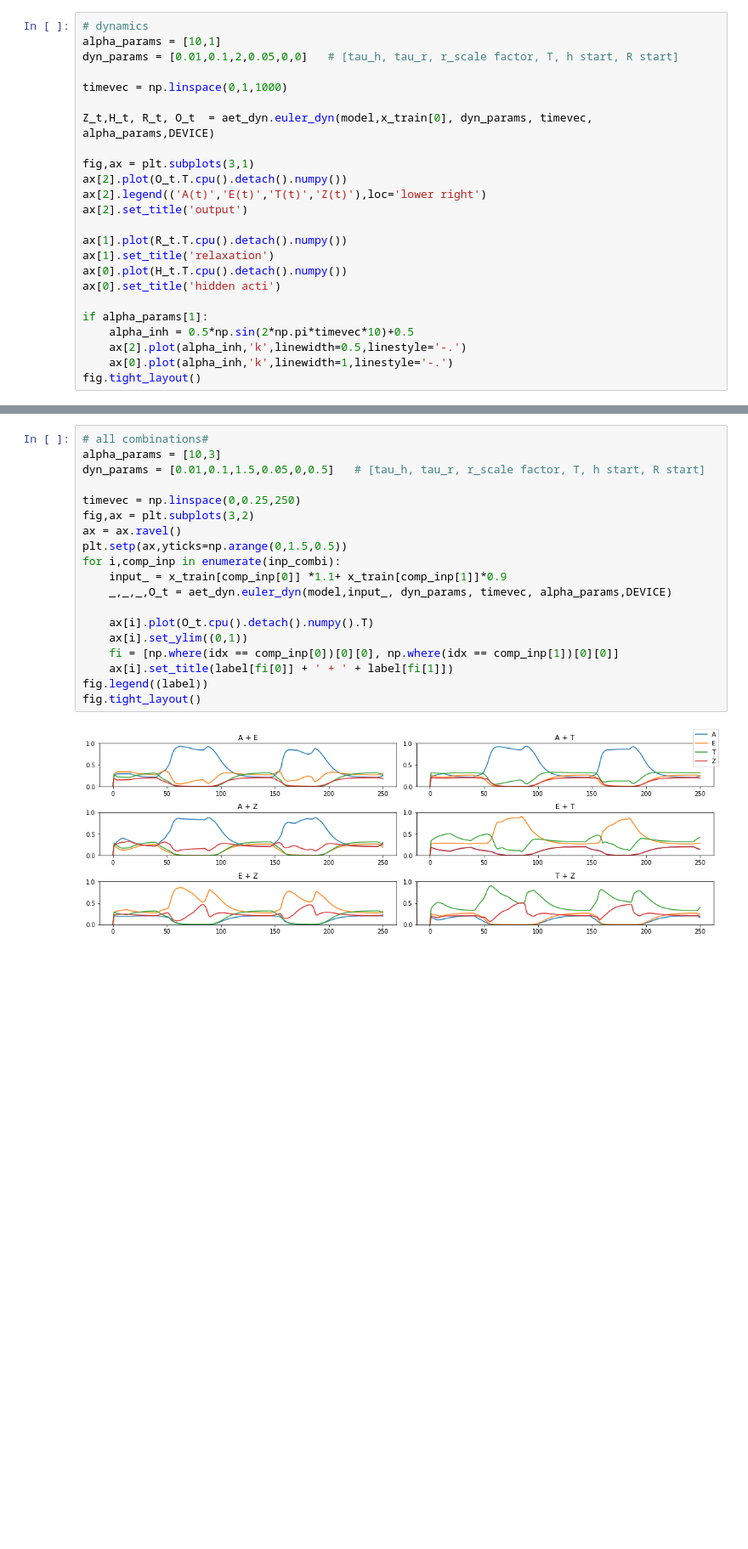
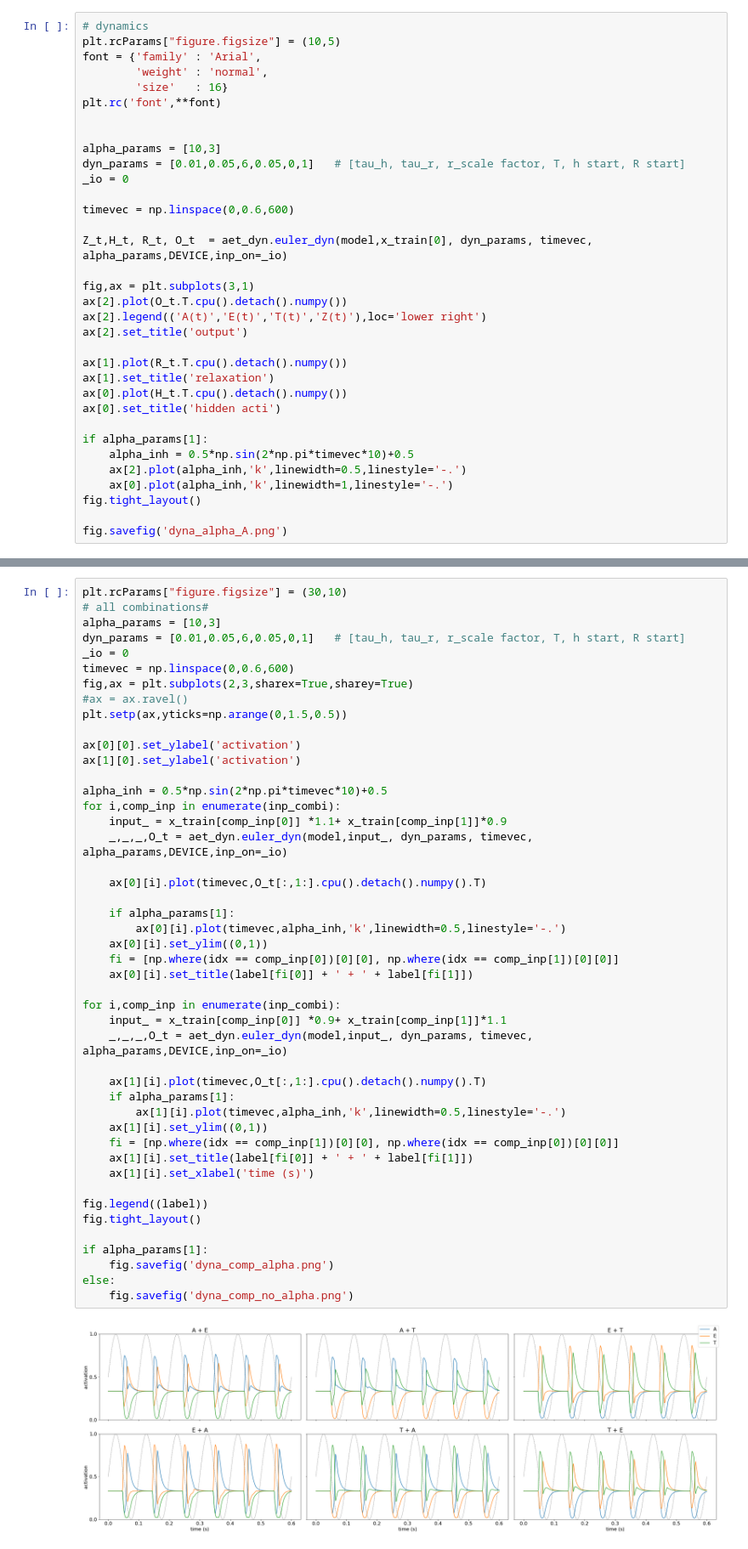
Before and after one commit to katduecker/dnn_osci, a Jupyter notebook: aet_pytorch/aet_train.ipynb, the cells around one changed output, grey strips where cells are left out. Shown at 85% size. Drawn from its saved outputs; the diff is of its cells as text; blank space fills up the shorter version.

```diff
--- a/aet_pytorch/aet_train.ipynb
+++ b/aet_pytorch/aet_train.ipynb
@@ -97,11 +107,19 @@ for i,data in enumerate(data_sub):
 # %%
 # dynamics
-alpha_params = [10,1]
-dyn_params = [0.01,0.1,2,0.05,0,0]   # [tau_h, tau_r, r_scale factor, T, h start, R start]
+plt.rcParams["figure.figsize"] = (10,5)
+font = {'family' : 'Arial',
+        'weight' : 'normal',
+        'size'   : 16}
+plt.rc('font',**font)
 
-timevec = np.linspace(0,1,1000)
 
-Z_t,H_t, R_t, O_t  = aet_dyn.euler_dyn(model,x_train[0], dyn_params, timevec, alpha_params,DEVICE)
+alpha_params = [10,3]
+dyn_params = [0.01,0.05,6,0.05,0,1]   # [tau_h, tau_r, r_scale factor, T, h start, R start]
+_io = 0
+
+timevec = np.linspace(0,0.6,600)
+
+Z_t,H_t, R_t, O_t  = aet_dyn.euler_dyn(model,x_train[0], dyn_params, timevec, alpha_params,DEVICE,inp_on=_io)
 
 fig,ax = plt.subplots(3,1)
 ax[2].plot(O_t.T.cpu().detach().numpy())
@@ -118,4 +136,6 @@ if alpha_params[1]:
     ax[2].plot(alpha_inh,'k',linewidth=0.5,linestyle='-.')
     ax[0].plot(alpha_inh,'k',linewidth=1,linestyle='-.')
 fig.tight_layout()
+
+fig.savefig('dyna_alpha_A.png')
 # %% [output]
@@ -151,21 +181,48 @@ fig.tight_layout()
 # %%
+plt.rcParams["figure.figsize"] = (30,10)
 # all combinations#
 alpha_params = [10,3]
-dyn_params = [0.01,0.1,1.5,0.05,0,0.5]   # [tau_h, tau_r, r_scale factor, T, h start, R start]
+dyn_params = [0.01,0.05,6,0.05,0,1]   # [tau_h, tau_r, r_scale factor, T, h start, R start]
+_io = 0
+timevec = np.linspace(0,0.6,600)
+fig,ax = plt.subplots(2,3,sharex=True,sharey=True)
+#ax = ax.ravel()
+plt.setp(ax,yticks=np.arange(0,1.5,0.5))
 
-timevec = np.linspace(0,0.25,250)
-fig,ax = plt.subplots(3,2)
-ax = ax.ravel()
-plt.setp(ax,yticks=np.arange(0,1.5,0.5))
+ax[0][0].set_ylabel('activation')
+ax[1][0].set_ylabel('activation')
+
+alpha_inh = 0.5*np.sin(2*np.pi*timevec*10)+0.5
 for i,comp_inp in enumerate(inp_combi):
     input_ = x_train[comp_inp[0]] *1.1+ x_train[comp_inp[1]]*0.9
-    _,_,_,O_t = aet_dyn.euler_dyn(model,input_, dyn_params, timevec, alpha_params,DEVICE)
+    _,_,_,O_t = aet_dyn.euler_dyn(model,input_, dyn_params, timevec, alpha_params,DEVICE,inp_on=_io)
 
-    ax[i].plot(O_t.cpu().detach().numpy().T)
-    ax[i].set_ylim((0,1))
+    ax[0][i].plot(timevec,O_t[:,1:].cpu().detach().numpy().T)
+
+    if alpha_params[1]:
+        ax[0][i].plot(timevec,alpha_inh,'k',linewidth=0.5,linestyle='-.')
+    ax[0][i].set_ylim((0,1))
     fi = [np.where(idx == comp_inp[0])[0][0], np.where(idx == comp_inp[1])[0][0]]
-    ax[i].set_title(label[fi[0]] + ' + ' + label[fi[1]])
+    ax[0][i].set_title(label[fi[0]] + ' + ' + label[fi[1]])
+
+for i,comp_inp in enumerate(inp_combi):
+    input_ = x_train[comp_inp[0]] *0.9+ x_train[comp_inp[1]]*1.1
+    _,_,_,O_t = aet_dyn.euler_dyn(model,input_, dyn_params, timevec, alpha_params,DEVICE,inp_on=_io)
+
+    ax[1][i].plot(timevec,O_t[:,1:].cpu().detach().numpy().T)
+    if alpha_params[1]:
+        ax[1][i].plot(timevec,alpha_inh,'k',linewidth=0.5,linestyle='-.')
+    ax[1][i].set_ylim((0,1))
+    fi = [np.where(idx == comp_inp[1])[0][0], np.where(idx == comp_inp[0])[0][0]]
+    ax[1][i].set_title(label[fi[0]] + ' + ' + label[fi[1]])
+    ax[1][i].set_xlabel('time (s)')
+
 fig.legend((label))
 fig.tight_layout()
+
+if alpha_params[1]:
+    fig.savefig('dyna_comp_alpha.png')
+else:
+    fig.savefig('dyna_comp_no_alpha.png')
 # %% [output]
-[figure, old version]
+[figure, new version]
```
Also changed, not shown: parts of 8 cells of this notebook.
